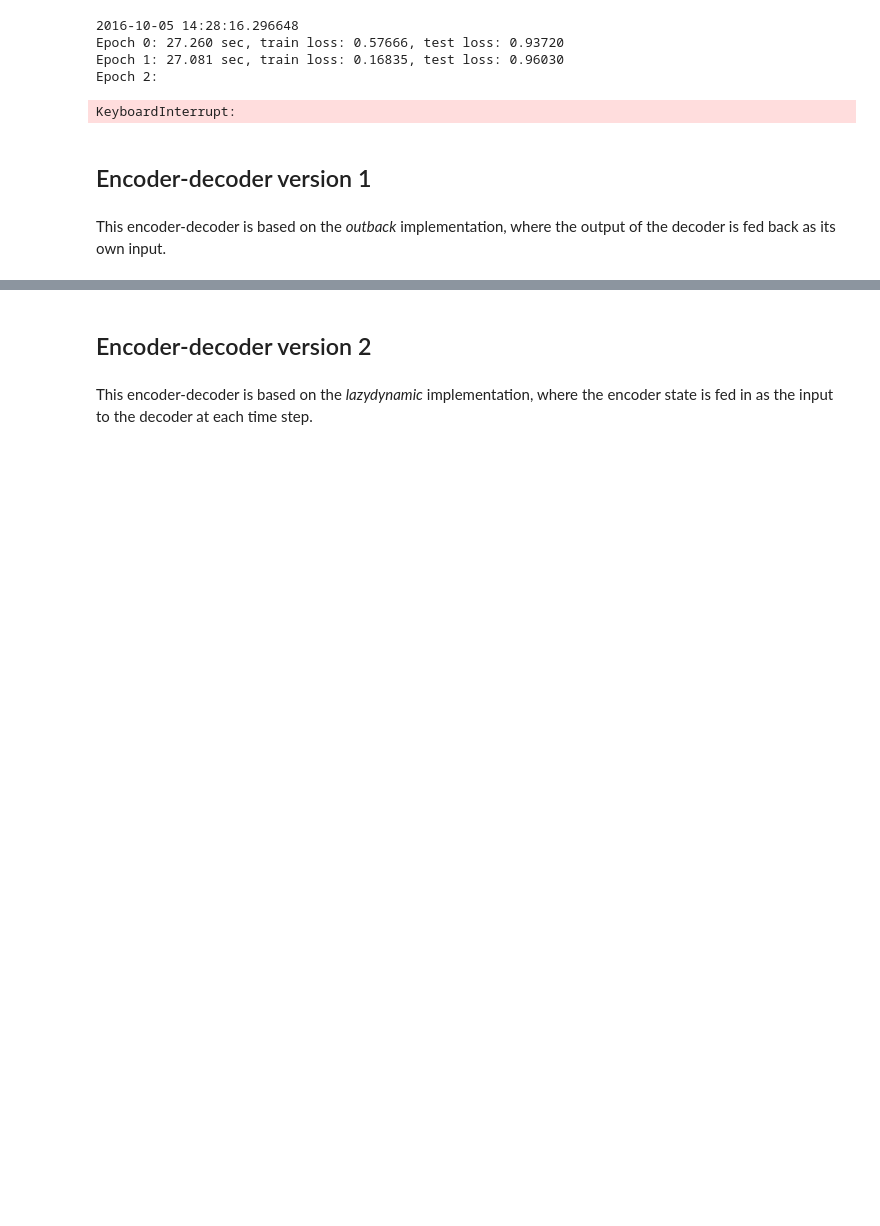
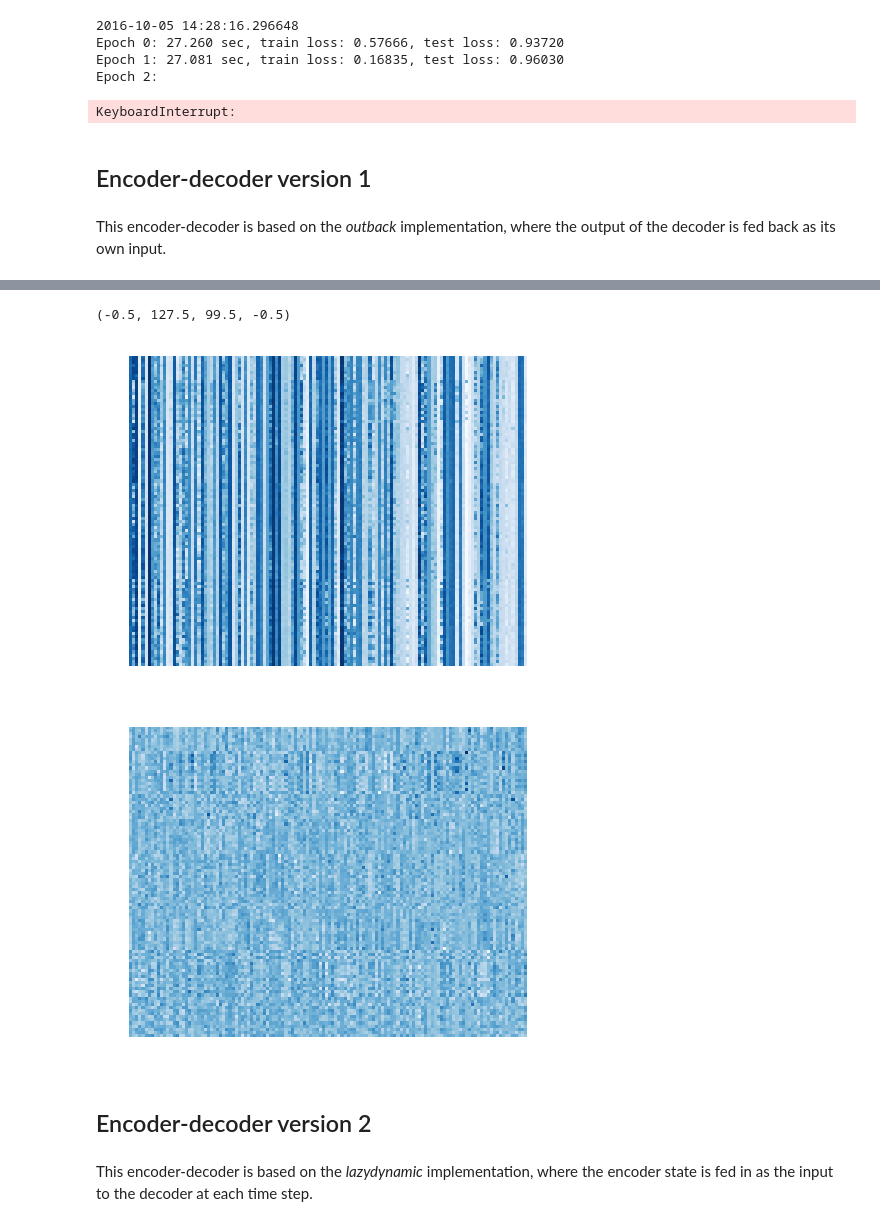
Before and after one commit to kamperh/tflego, a Jupyter notebook: examples/mnist_examples.ipynb, the cells around one changed output, grey strips where cells are left out. Drawn from its saved outputs; the diff is of its cells as text; code cells hidden in the pictures; blank space fills up the shorter version.

```diff
--- a/examples/mnist_examples.ipynb
+++ b/examples/mnist_examples.ipynb
@@ -325,3 +371,19 @@ np.min(mnist.test.images)
+# %%
+# Print sorted embeddings
+indices_sorted = np.argsort(test_labels, axis=0)
+test_encoder_sorted = test_encoder[indices_sorted, :]
+plt.imshow(test_encoder_sorted, cmap="Blues_r", interpolation="nearest")
+plt.axis('off')
+
+# Apply mean and variance normalization
+from sklearn import preprocessing
+plt.figure()
+plt.imshow(preprocessing.scale(test_encoder_sorted), cmap="Blues_r", interpolation="nearest")
+plt.axis('off')
+# %% [output]
+(-0.5, 127.5, 99.5, -0.5)
+[figure, added]
+[figure, added]
 # %% [markdown]
 ## Encoder-decoder version 2
 # %% [markdown]
```
Also changed, not shown: parts of 17 cells of this notebook, 4 other files.
